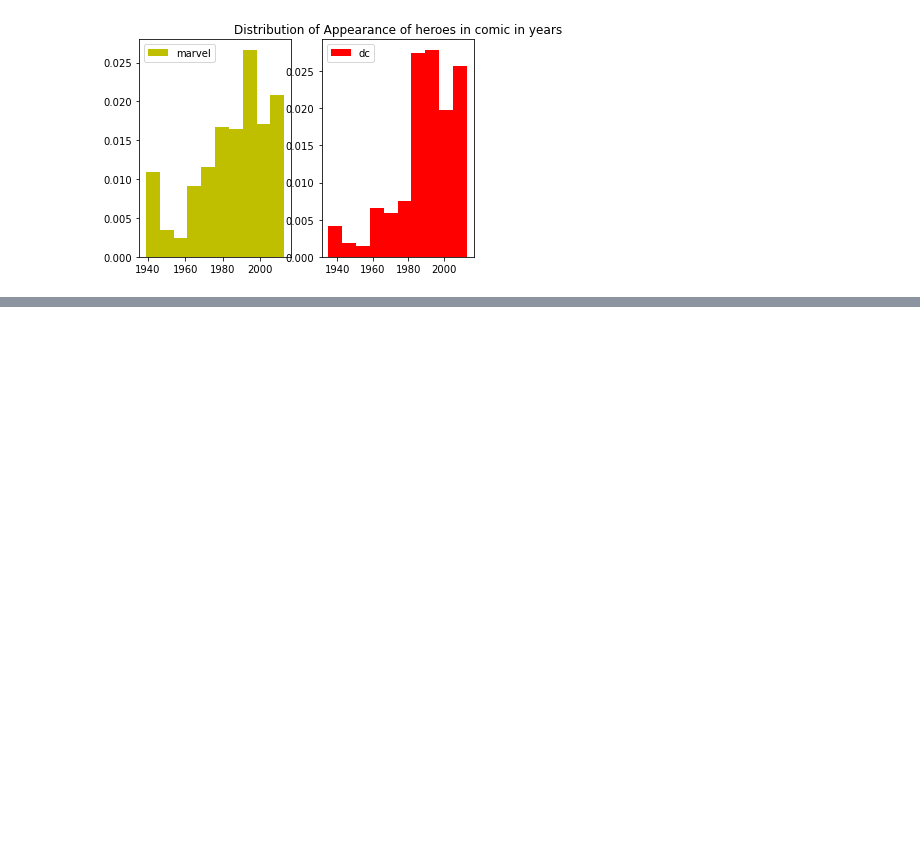
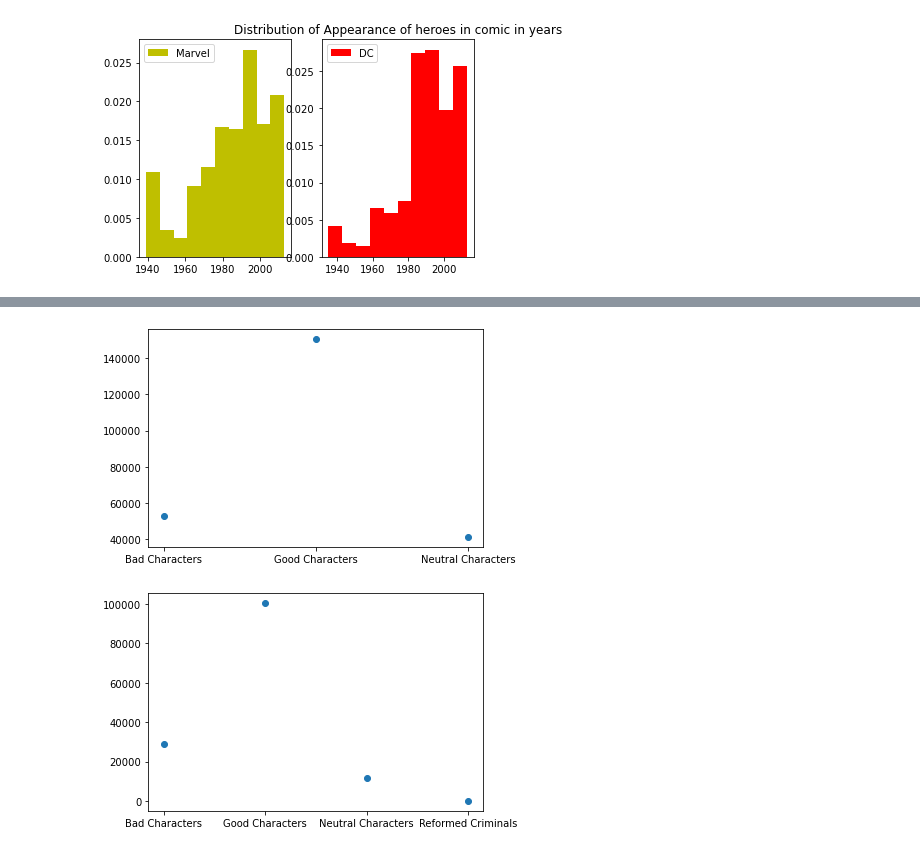
Before and after one commit to SarithaSundaresan/ads_assignment, a Jupyter notebook: assignment_ads.ipynb, the cells around one changed output, grey strips where cells are left out. Saved outputs shown, nothing was run; the diff lists cells and outputs as text; code cells hidden in the pictures; blank space fills up the shorter version.

```diff
--- a/assignment_ads.ipynb
+++ b/assignment_ads.ipynb
@@ -121,0 +127,17 @@ plt.show()
+# %%
+align_marvel_data = marveldata.groupby('ALIGN').sum()
+names = ['Bad Characters','Good Characters', 'Neutral Characters']
+plt.figure(1)
+#plt.plot(align_values, label = names)
+plt.scatter(names , align_marvel_data['APPEARANCES'])
+plt.show()
+
+
+align_dc_data = dcdata.groupby('ALIGN').sum()
+names = ['Bad Characters','Good Characters', 'Neutral Characters','Reformed Criminals' ]
+plt.figure(1)
+plt.scatter(names , align_dc_data['APPEARANCES'])
+plt.show()
+# %% [output]
+[figure, added]
+[figure, added]
```
Also changed, not shown: parts of 4 cells of this notebook.
